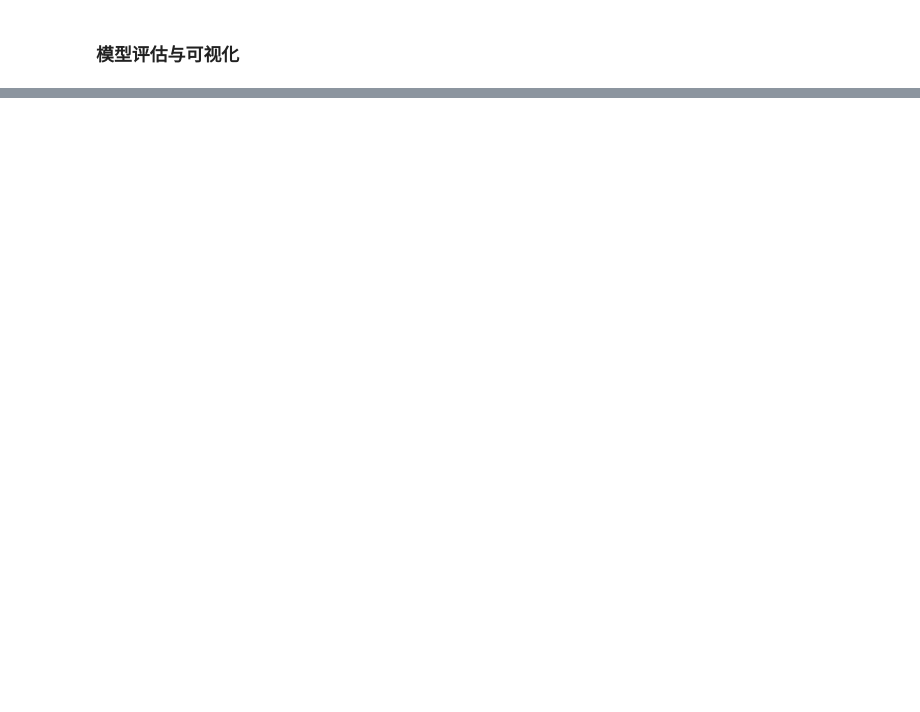
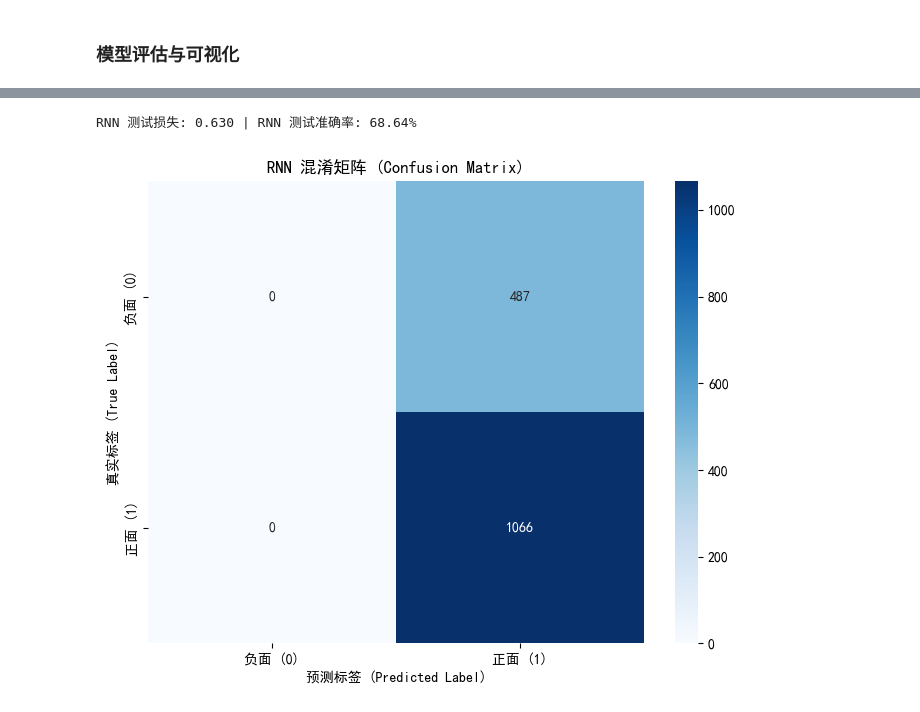
Before and after one commit to KiritoFD/RNN_lab, a Jupyter notebook: RNN.ipynb, the cells around one changed output, grey strips where cells are left out. Saved outputs shown, nothing was run; the diff lists cells and outputs as text; code cells hidden in the pictures; blank space fills up the shorter version.

```diff
--- a/RNN.ipynb
+++ b/RNN.ipynb
@@ -742,19 +698,22 @@ plot_loss_curves(lstm_train_losses, lstm_val_losses, title_prefix="LSTM")
 # %%
-# 评估GRU模型
+# 评估RNN模型
 test_loss_rnn, test_acc_rnn, cm_rnn = 0.0, 0.0, np.array([])
 if not list(test_loader) or len(test_loader.dataset) == 0:
     print("错误：测试数据加载器为空或不包含数据。无法进行评估。")
 elif 'rnn_model' not in locals() or not rnn_train_losses:
-    print("错误：GRU模型未定义或未训练，无法评估。")
+    print("错误：RNN模型未定义或未训练，无法评估。")
 else:
     test_loss_rnn, test_acc_rnn, cm_rnn, _, _ = evaluate_model(rnn_model, test_loader, criterion_rnn)
-    print(f'GRU 测试损失: {test_loss_rnn:.3f} | GRU 测试准确率: {test_acc_rnn*100:.2f}%')
+    print(f'RNN 测试损失: {test_loss_rnn:.3f} | RNN 测试准确率: {test_acc_rnn*100:.2f}%')
 
     class_names = ['负面 (0)', '正面 (1)']
     if cm_rnn.size > 0:
-        plot_confusion_matrix(cm_rnn, class_names, title_prefix="GRU")
+        plot_confusion_matrix(cm_rnn, class_names, title_prefix="RNN")
     else:
-        print("GRU混淆矩阵为空，不绘制。")
+        print("RNN混淆矩阵为空，不绘制。")
+# %% [output]
+RNN 测试损失: 0.630 | RNN 测试准确率: 68.64%
+[figure, added]
 # %%
 # 评估LSTM模型
 test_loss_lstm, test_acc_lstm, cm_lstm = 0.0, 0.0, np.array([])
```
Also changed, not shown: parts of 26 cells of this notebook, 2 other files.
